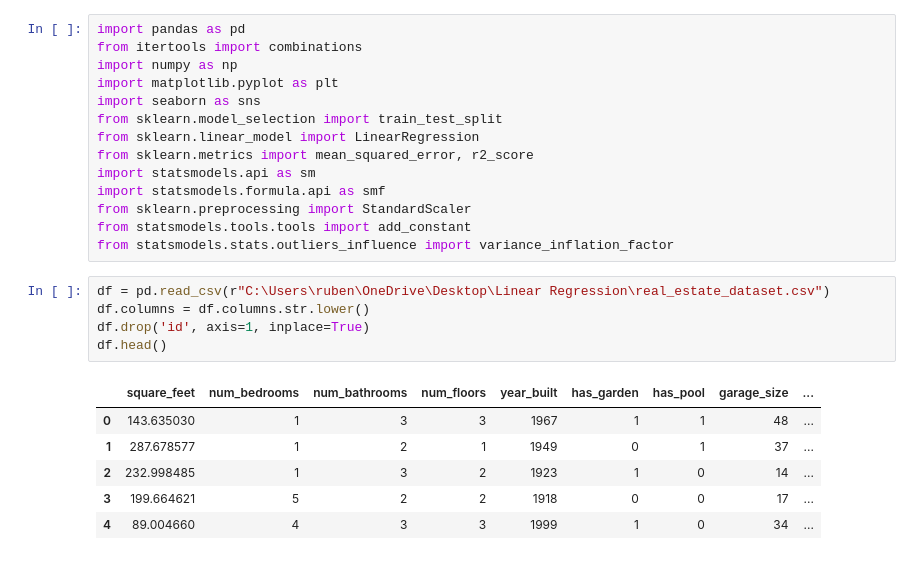
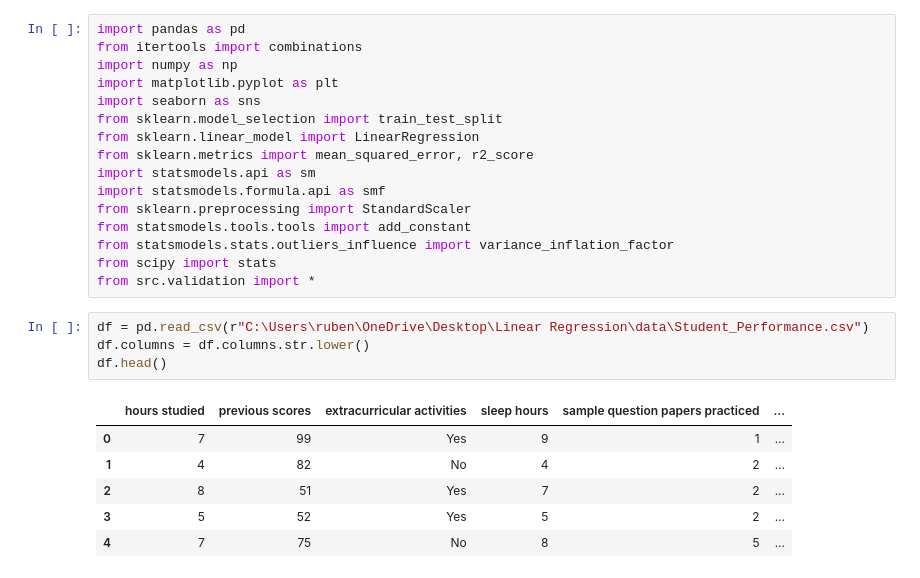
Before and after one commit to Ruben-Boeckx/Linear-Regression, a Jupyter notebook: Linear_regression.ipynb, the cells around one changed output. Drawn from its saved outputs; the diff is of its cells as text.

```diff
--- a/Linear_regression.ipynb
+++ b/Linear_regression.ipynb
@@ -12,15 +12,16 @@ import statsmodels.formula.api as smf
 from sklearn.preprocessing import StandardScaler
 from statsmodels.tools.tools import add_constant
 from statsmodels.stats.outliers_influence import variance_inflation_factor
+from scipy import stats
+from src.validation import *
 # %%
-df = pd.read_csv(r"C:\Users\ruben\OneDrive\Desktop\Linear Regression\real_estate_dataset.csv")
+df = pd.read_csv(r"C:\Users\ruben\OneDrive\Desktop\Linear Regression\data\Student_Performance.csv")
 df.columns = df.columns.str.lower()
-df.drop('id', axis=1, inplace=True)
 df.head()
 # %% [output]
-|  | square_feet | num_bedrooms | num_bathrooms | num_floors | year_built | has_garden | has_pool | garage_size | ... |
-| 0 | 143.635030 | 1 | 3 | 3 | 1967 | 1 | 1 | 48 | ... |
-| 1 | 287.678577 | 1 | 2 | 1 | 1949 | 0 | 1 | 37 | ... |
-| 2 | 232.998485 | 1 | 3 | 2 | 1923 | 1 | 0 | 14 | ... |
-| 3 | 199.664621 | 5 | 2 | 2 | 1918 | 0 | 0 | 17 | ... |
-| 4 | 89.004660 | 4 | 3 | 3 | 1999 | 1 | 0 | 34 | ... |
+|  | hours studied | previous scores | extracurricular activities | sleep hours | sample question papers practiced | ... |
+| 0 | 7 | 99 | Yes | 9 | 1 | ... |
+| 1 | 4 | 82 | No | 4 | 2 | ... |
+| 2 | 8 | 51 | Yes | 7 | 2 | ... |
+| 3 | 5 | 52 | Yes | 5 | 2 | ... |
+| 4 | 7 | 75 | No | 8 | 5 | ... |
```
Also changed, not shown: parts of 15 cells of this notebook, 4 other files.
